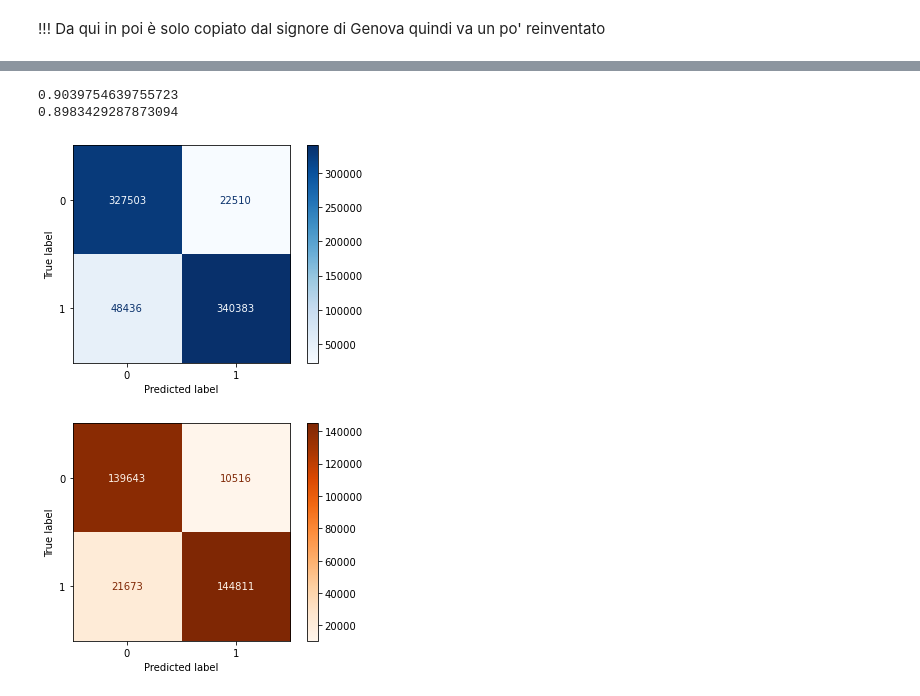
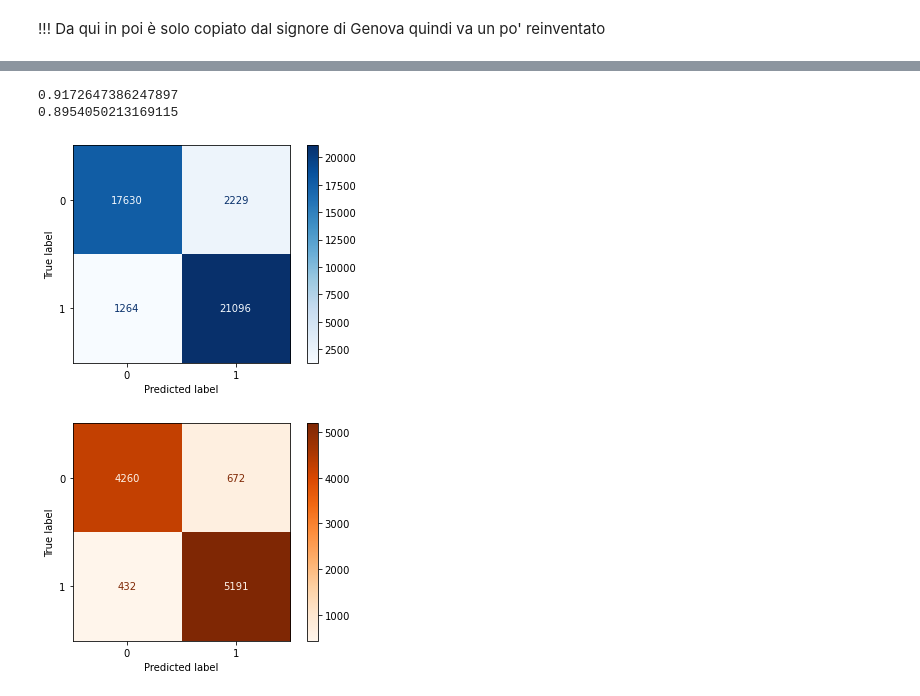
Before and after one commit to simonesinceri/ML-Project, a Jupyter notebook: parkinson.ipynb, the cells around one changed output, grey strips where cells are left out. Drawn from its saved outputs; the diff is of its cells as text; code cells hidden in the pictures.

```diff
--- a/parkinson.ipynb
+++ b/parkinson.ipynb
@@ -284,7 +264,7 @@ print(y)
 from sklearn.model_selection import train_test_split
 
 # splitto matrice x e array y in sottoinsiemi random di train e test, di dimensioni 4/5 e 1/5
-x_train, x_test, y_train, y_test = train_test_split(x, y, test_size = 0.3)
+x_train, x_test, y_train, y_test = train_test_split(x, y, test_size = 0.25)
 
 graph = all_userdata_df.sample(n = 100)
 x_graph = graph.iloc[:, 1:3].values
@@ -296,5 +276,5 @@ y_graph = graph.iloc[:, -1].values
 # print(x_test)
 # print(y_test)
 
-print(x_graph)
-print(y_graph)
+# print(x_graph)
+# print(y_graph)
@@ -483,0 +468,4 @@ print(PercFOR)
+# %%
+# DIMINUIRE LA CARDINALITA DEL DATASET
+x_train, x_test, y_train, y_test = train_test_split(x_test, y_test, test_size = 0.2)
+x_train, x_test, y_train, y_test = train_test_split(x_test, y_test, test_size = 0.2)
@@ -483,0 +624,24 @@ print(PercFOR)
+# %%
+# ADABOOST v2
+
+from sklearn.ensemble import AdaBoostClassifier
+
+classifierAB = AdaBoostClassifier()
+classifierAB.fit(x_train, y_train)
+
+y_pred_AB0 = classifierAB.predict(x_train)
+y_pred_AB = classifierAB.predict(x_test)
+
+CM_AB0 = confusion_matrix(y_train, y_pred_AB0)
+PercAB0 = (CM_AB0[0,0] + CM_AB0[1,1])/CM_AB0.sum()
+
+CM_AB = confusion_matrix(y_test, y_pred_AB)
+PercAB = (CM_AB[0,0] + CM_AB[1,1])/CM_AB.sum()
+
+cmd0 = ConfusionMatrixDisplay(CM_AB0)
+cmd = ConfusionMatrixDisplay(CM_AB)
+cmd0.plot(cmap = "Blues")
+cmd.plot(cmap = "Oranges")
+
+print(PercAB0)
+print(PercAB)
@@ -516,38 +709,39 @@ PercKNN = (CM_KNN[0,0]+CM_KNN[1,1])/CM_KNN.sum()
 # %%
 # Ensemble voting
 
 from sklearn.ensemble import VotingClassifier
 Models = []
-#Models.append(('KNN', classifierKNN))
-#Models.append(('SVC', classifierSVC))
+Models.append(('KNN', classifierKNN))
+Models.append(('SVC', classifierSVC))
 Models.append(('Tree', classifierTREE))
-Models.append(('Forest', classifierFOR))
-Models.append(('Logistic', classifierLogReg))
+# Models.append(('Logistic', classifierLogReg))
+# Models.append(('Bayes', classifierBAYES))
+# by removing these last two classifiers, performances increase
 
 ensemble = VotingClassifier(Models)
 ensemble = ensemble.fit(x_train, y_train)
 
 y_pred_ENS0 = ensemble.predict(x_train)
 y_pred_ENS = ensemble.predict(x_test)
 
 CM_ENS0 = confusion_matrix(y_train, y_pred_ENS0)
 PercENS0 = (CM_ENS0[0,0]+CM_ENS0[1,1])/CM_ENS0.sum()
 
 CM_ENS = confusion_matrix(y_test, y_pred_ENS)
 PercENS = (CM_ENS[0,0]+CM_ENS[1,1])/CM_ENS.sum()
 
 cmd0 = ConfusionMatrixDisplay(CM_ENS0)
 cmd = ConfusionMatrixDisplay(CM_ENS)
 cmd0.plot(cmap = "Blues")
 cmd.plot(cmap = "Oranges")
 
 print(PercENS0)
 print(PercENS)
 # %% [output]
-0.9039754639755723
-0.8983429287873094
+0.9172647386247897
+0.8954050213169115
-[figure, old version]
+[figure, new version]
-[figure, old version]
+[figure, new version]
 # %%
 ##### Parte dedicata alla visualizzazione (plot, grafici ecc)
 
```
Also changed, not shown: parts of 28 cells of this notebook.
